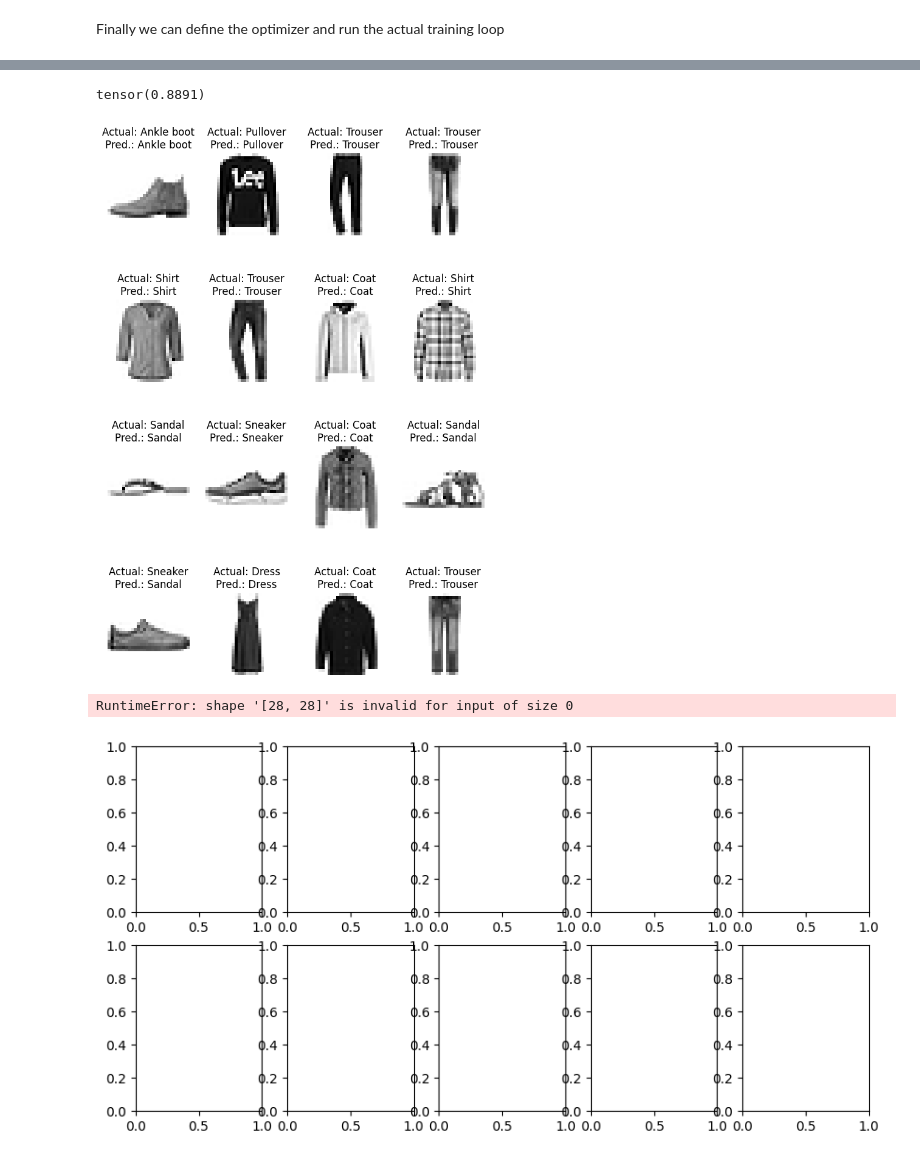
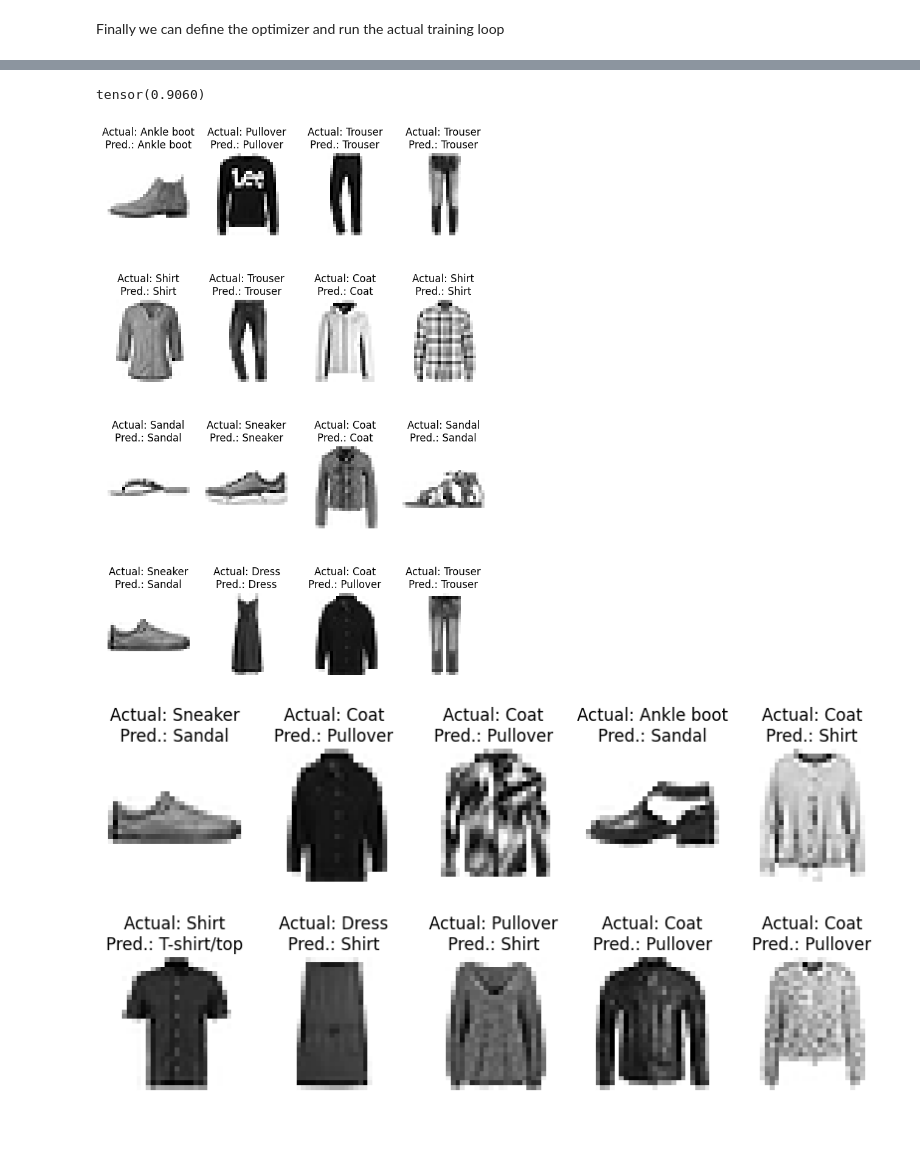
Before and after one commit to ewush956/w26, a Jupyter notebook: lectures/07-convolution/07-convfigs.ipynb, the cells around one changed output, grey strips where cells are left out. Saved outputs shown, nothing was run; the diff lists cells and outputs as text; code cells hidden in the pictures; blank space fills up the shorter version.

Commit message:
Updating convolution notebook and adding weights

```diff
--- a/lectures/07-convolution/07-convfigs.ipynb
+++ b/lectures/07-convolution/07-convfigs.ipynb
@@ -284,7 +290,7 @@ def evaluate_tm(model, data_loader, metric):
     return metric.compute()
 
 def train(model, optimizer, loss_fn, metric, train_loader, valid_loader,
-          n_epochs):
+          n_epochs, save_path):
     history = {"train_losses": [], "train_metrics": [], "valid_metrics": []}
     for epoch in range(n_epochs):
         total_loss = 0.0
@@ -307,14 +313,22 @@ def train(model, optimizer, loss_fn, metric, train_loader, valid_loader,
               f"train loss: {history['train_losses'][-1]:.4f}, "
               f"train metric: {history['train_metrics'][-1]:.4f}, "
               f"valid metric: {history['valid_metrics'][-1]:.4f}")
+        # save the weights every epoch
+        torch.save(model.state_dict(), save_path)
     return history
 # %% [markdown]
 Finally we can define the optimizer and run the actual training loop
 # %%
-n_epochs = 1
-optimizer = torch.optim.AdamW(model.parameters())
-xentropy = nn.CrossEntropyLoss()
-accuracy = torchmetrics.Accuracy(task="multiclass", num_classes=10).to(device)
-history = train(model, optimizer, xentropy, accuracy,
-                train_loader, valid_loader, n_epochs)
+save_path = Path("cnn_weights.pt")
+
+
+if save_path.exists():
+    model.load_state_dict(torch.load(save_path, map_location=device, weights_only=True))
+else:
+    n_epochs = 20
+    optimizer = torch.optim.AdamW(model.parameters())
+    xentropy = nn.CrossEntropyLoss()
+    accuracy = torchmetrics.Accuracy(task="multiclass", num_classes=10).to(device)
+    history = train(model, optimizer, xentropy, accuracy,
+                    train_loader, valid_loader, n_epochs, save_path)
 # %% [output]
@@ -323,7 +356,7 @@ Epoch 1/1, train loss: 0.3548, train metric: 0.8772, valid metric: 0.8912
 # say we're happy enough with the validation result, let's look at test
 evaluate_tm(model, test_loader, accuracy)
 # %% [output]
-tensor(0.8891)
+tensor(0.9060)
 # %%
 class_names = ["T-shirt/top", "Trouser", "Pullover", "Dress", "Coat",
             "Sandal", "Shirt", "Sneaker", "Bag", "Ankle boot"]
@@ -350,23 +383,22 @@ for i, ax in enumerate(axes.flatten()):
     ax.set_title(f"Actual: {actual_label}\nPred.: {predicted_label}")
 plt.show()
 # %% [output]
-[figure, old version]
+[figure, new version]
 # %%
 # now plot the first 10 misclassified images
-mismatches = y_test != np.argmax(y_pred, axis=1)
+mismatches = np.where(y_test != np.argmax(y_pred, axis=1))[0]
 
-fig, ax = plt.subplots(2, 5, figsize=(10, 5))
-for i in range(10):
-    r, c = i // 5, i % 5
-    ax[r,c].imshow(X_test[mismatches[i]].reshape(28, 28), cmap="binary")
-    ax[r,c].axis('off')
-    actual_label = class_names[y_test[mismatches[i]]]
-    predicted_label = class_names[np.argmax(y_pred[mismatches[i]])]
-    ax[r,c].set_title(f"Actual: {actual_label}\nPred.: {predicted_label}")
+fig, axes = plt.subplots(2, 5, figsize=(10, 5))
+for i, ax in enumerate(axes.flatten()):
+    m  = mismatches[i]
+    ax.imshow(X_test[m].reshape(28, 28), cmap="binary")
+    ax.axis('off')
+    actual_label = class_names[int(y_test[m])]
+    predicted_label = class_names[np.argmax(y_pred[m])]
+    ax.set_title(f"Actual: {actual_label}\nPred.: {predicted_label}")
 plt.show()
 # %% [output]
-RuntimeError: shape '[28, 28]' is invalid for input of size 0
-[figure, old version]
+[figure, new version]
 # %%
 # Look at the confusion matrix to see which classes are being confused
 # Only look at the mismatches
```
Also changed, not shown: parts of 5 cells of this notebook, 1 other file.
